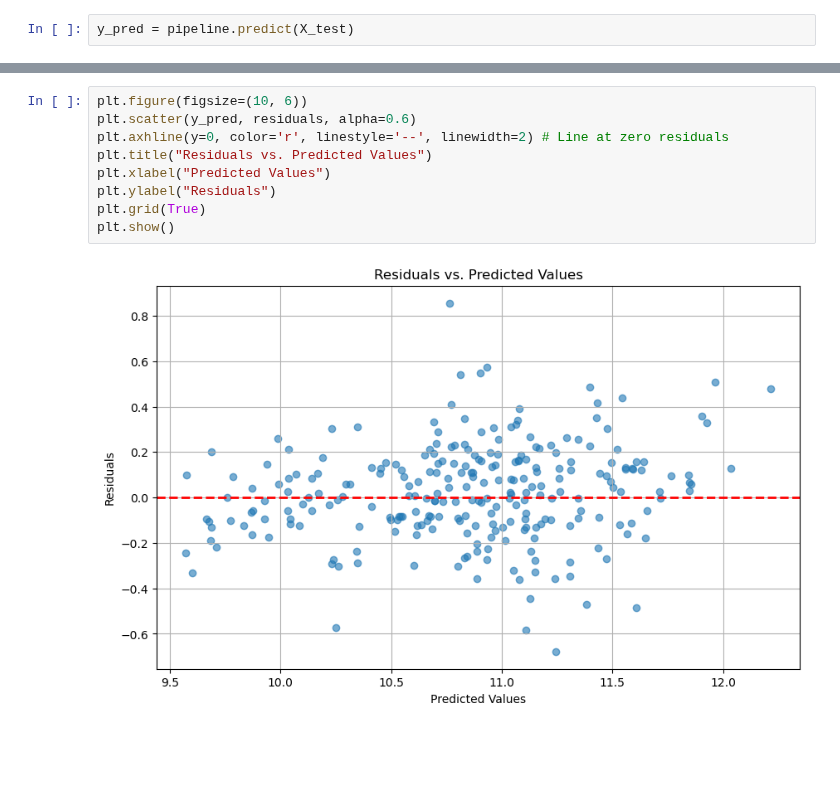
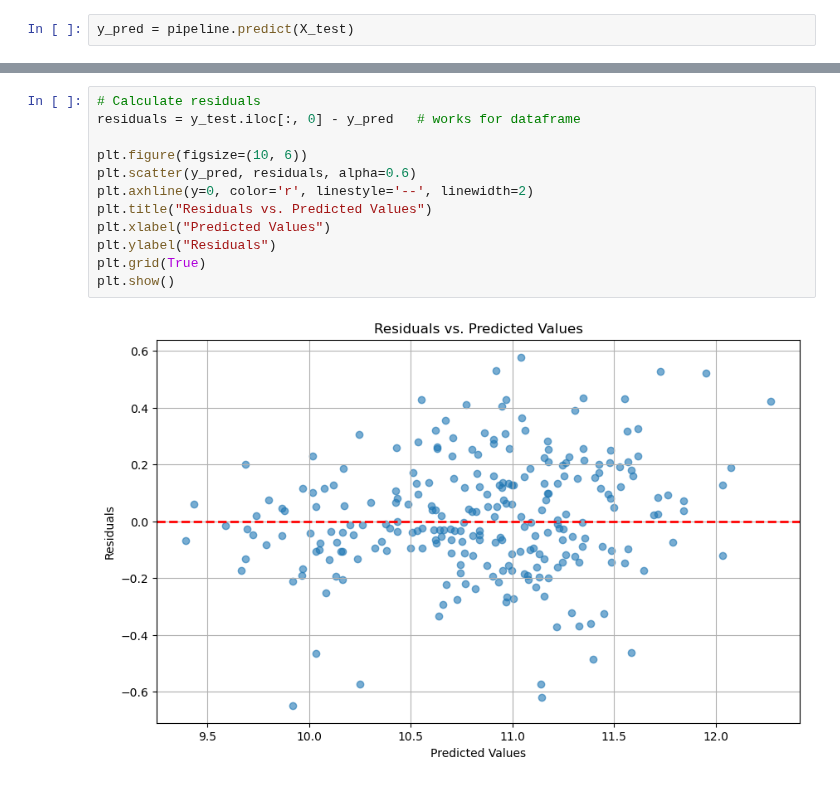
Before and after one commit to Ddasunsandeepa/laptop_price_predictor_project, a Jupyter notebook: src/fc212030_Mudhitha/test_model.ipynb, the cells around one changed output, grey strips where cells are left out. Saved outputs shown, nothing was run; the diff lists cells and outputs as text; blank space fills up the shorter version.

```diff
--- a/src/fc212030_Mudhitha/test_model.ipynb
+++ b/src/fc212030_Mudhitha/test_model.ipynb
@@ -49,11 +49,14 @@ MAPE: 1.51%
 # %%
+# Calculate residuals
+residuals = y_test.iloc[:, 0] - y_pred   # works for dataframe
+
 plt.figure(figsize=(10, 6))
 plt.scatter(y_pred, residuals, alpha=0.6)
-plt.axhline(y=0, color='r', linestyle='--', linewidth=2) # Line at zero residuals
+plt.axhline(y=0, color='r', linestyle='--', linewidth=2)
 plt.title("Residuals vs. Predicted Values")
 plt.xlabel("Predicted Values")
 plt.ylabel("Residuals")
 plt.grid(True)
 plt.show()
 # %% [output]
-[figure, old version]
+[figure, new version]
```
Also changed, not shown: parts of 1 cell of this notebook, 5 other files.
